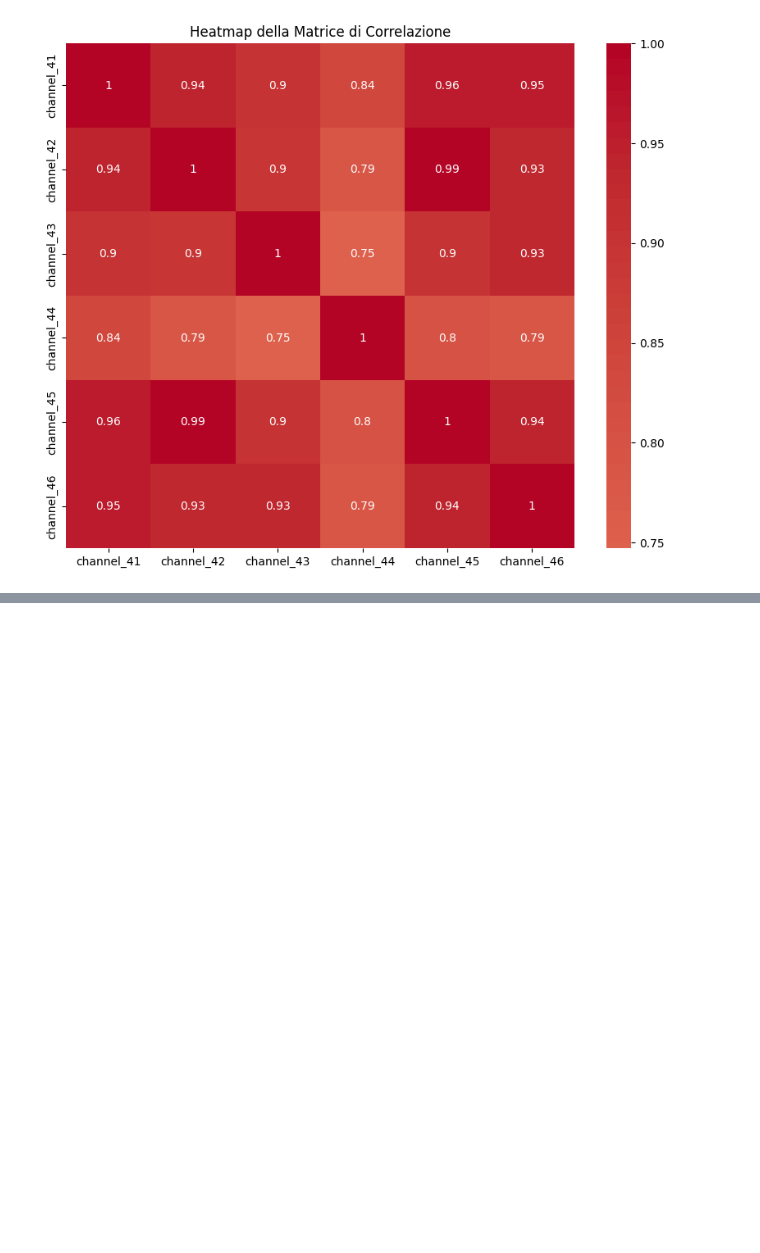
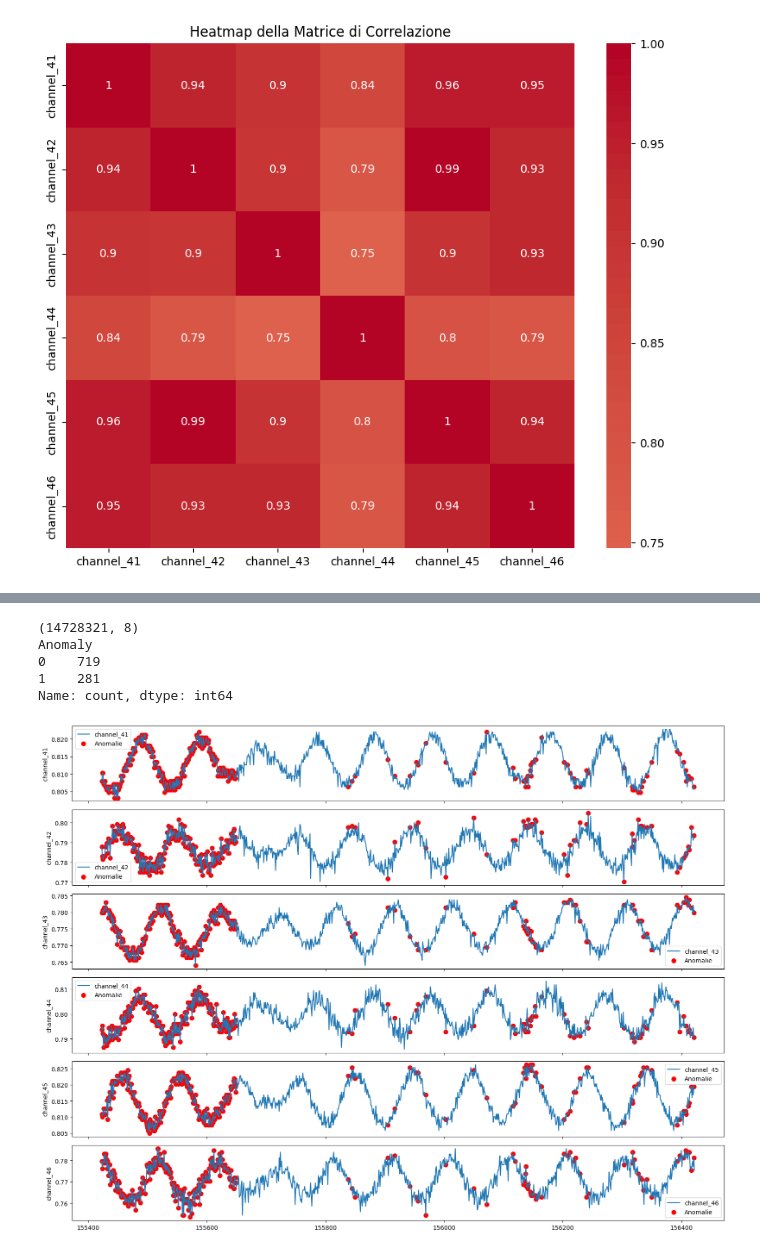
Before and after one commit to GionataGrotto/ESA_spacecraft_anomaly, a Jupyter notebook: Code/important_channels.ipynb, the cells around one changed output, grey strips where cells are left out. Saved outputs shown, nothing was run; the diff lists cells and outputs as text; code cells hidden in the pictures; blank space fills up the shorter version.

```diff
--- a/Code/important_channels.ipynb
+++ b/Code/important_channels.ipynb
@@ -49,0 +52,36 @@ Name: count, dtype: int64
+# %%
+print(df.shape)
+
+# Define columns to plot
+columns_to_plot = ["channel_41", "channel_42", "channel_43", "channel_44", "channel_45", "channel_46"]
+
+# Create subplots (one row per column)
+fig, axes = plt.subplots(nrows=len(columns_to_plot), ncols=1, figsize=(16, 12), sharex=True)
+
+
+col_anomaly = 'Anomaly'
+#start = df[col_anomaly].idxmax() + 40040
+n = 1000
+small = df[start:start+n]
+outlier = small[small[col_anomaly] == 1]
+
+print(small[col_anomaly].value_counts())
+
+# Plot each column in a separate subplot
+for ax, col in zip(axes, columns_to_plot):
+    ax.plot(df.iloc[start:start+n][col], label=col)
+    ax.scatter(outlier.index, outlier[col], color='red', label='Anomalie', s=50)
+    ax.set_ylabel(col)
+    ax.legend()
+
+# Set common X label
+
+plt.tight_layout()
+plt.show()
+# %% [output]
+(14728321, 8)
+Anomaly
+0    719
+1    281
+Name: count, dtype: int64
+[figure, added]
```
Also changed, not shown: parts of 6 cells of this notebook.
